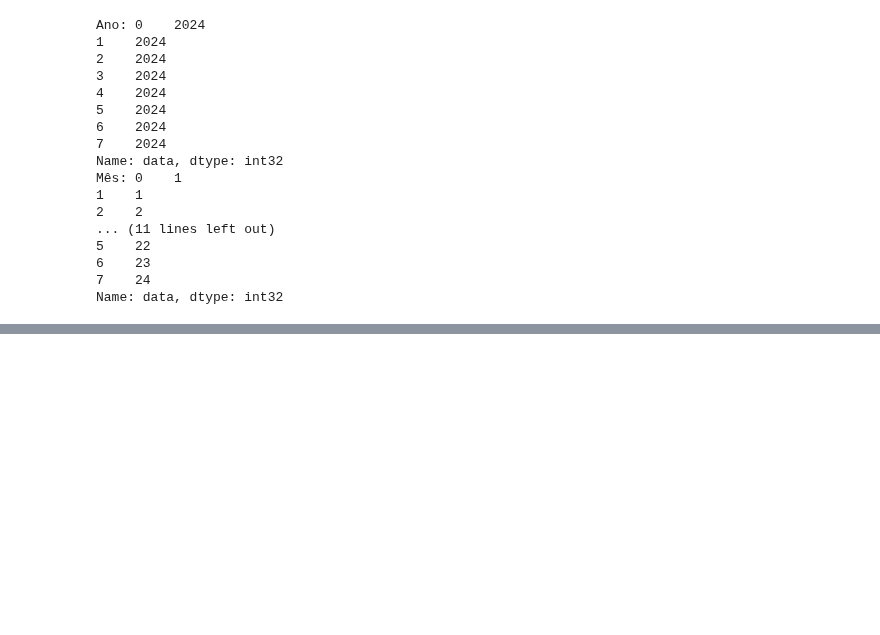
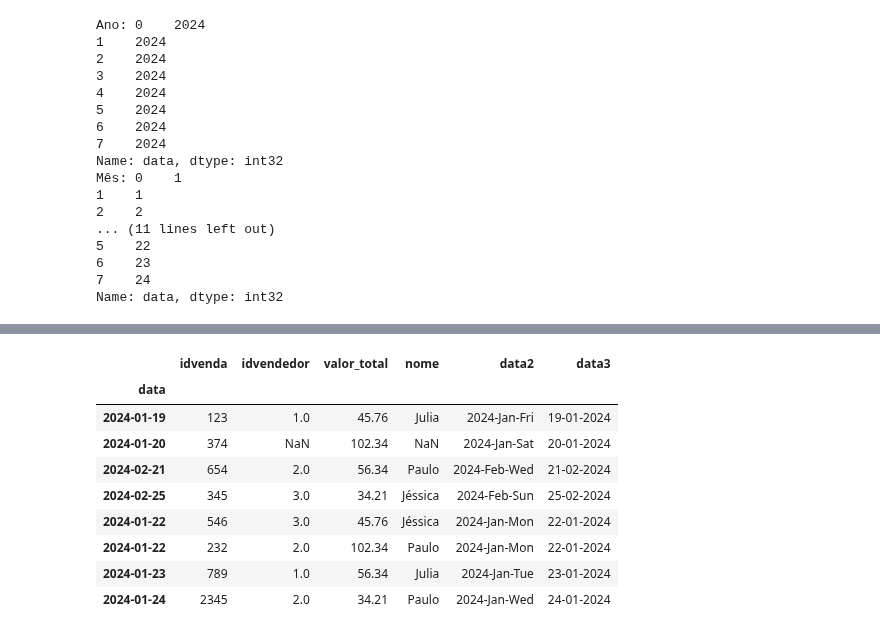
Before and after one commit to Joao-Inacio/Pandas-Descomplicado-Um-Guia-Pratico-para-Iniciantes, a Jupyter notebook: 0.2_Dataframe/dataframe.ipynb, the cells around one changed output, grey strips where cells are left out. Saved outputs shown, nothing was run; the diff lists cells and outputs as text; code cells hidden in the pictures; blank space fills up the shorter version.

Commit message:
Índices com datas

```diff
--- a/0.2_Dataframe/dataframe.ipynb
+++ b/0.2_Dataframe/dataframe.ipynb
@@ -1700,3 +1700,6 @@ Mês: 0    1
 6    23
 7    24
 Name: data, dtype: int32
+# %%
+df_vendas2 = df_vendas.copy()
+df_vendas2
@@ -1702,0 +1716,14 @@ Name: data, dtype: int32
+# %%
+df_vendas2.set_index("data", inplace=True)
+df_vendas2
+# %% [output]
+|  | idvenda | idvendedor | valor_total | nome | data2 | data3 |
+| data |  |  |  |  |  |  |
+| 2024-01-19 | 123 | 1.0 | 45.76 | Julia | 2024-Jan-Fri | 19-01-2024 |
+| 2024-01-20 | 374 | NaN | 102.34 | NaN | 2024-Jan-Sat | 20-01-2024 |
+| 2024-02-21 | 654 | 2.0 | 56.34 | Paulo | 2024-Feb-Wed | 21-02-2024 |
+| 2024-02-25 | 345 | 3.0 | 34.21 | Jéssica | 2024-Feb-Sun | 25-02-2024 |
+| 2024-01-22 | 546 | 3.0 | 45.76 | Jéssica | 2024-Jan-Mon | 22-01-2024 |
+| 2024-01-22 | 232 | 2.0 | 102.34 | Paulo | 2024-Jan-Mon | 22-01-2024 |
+| 2024-01-23 | 789 | 1.0 | 56.34 | Julia | 2024-Jan-Tue | 23-01-2024 |
+| 2024-01-24 | 2345 | 2.0 | 34.21 | Paulo | 2024-Jan-Wed | 24-01-2024 |
```
Also changed, not shown: parts of 7 cells of this notebook.
